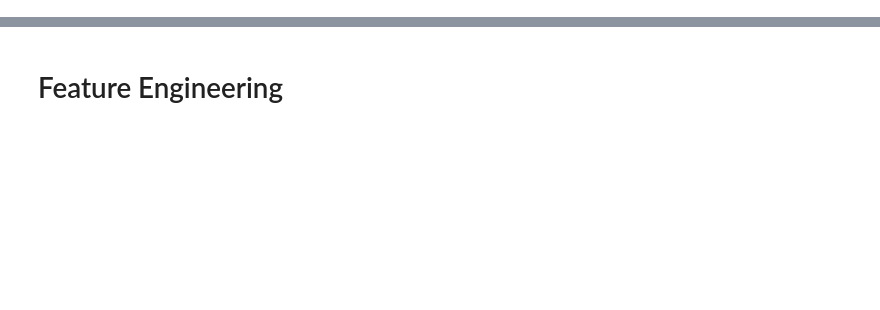
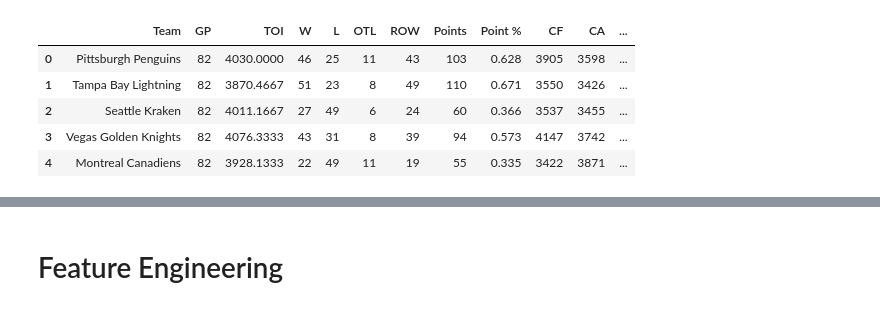
Before and after one commit to Nick3429/2025-NHL-Standings-Projections, a Jupyter notebook: DataScraper.ipynb, the cells around one changed output, grey strips where cells are left out. Saved outputs shown, nothing was run; the diff lists cells and outputs as text; code cells hidden in the pictures; blank space fills up the shorter version.

```diff
--- a/DataScraper.ipynb
+++ b/DataScraper.ipynb
@@ -88,0 +93,11 @@ get_and_format_nst_team_stats('20162017','5v5', 'n')
+# %%
+NHL_PK_2122['W'] = NHL_PK_2122['W'].mask(NHL_PK_2122['Team'] == 'Tampa Bay Lightning', 51)
+NHL_PK_2122['L'] = NHL_PK_2122['L'].mask(NHL_PK_2122['Team'] == 'Tampa Bay Lightning', 23)
+NHL_PK_2122['Points'] = NHL_PK_2122['Points'].mask(NHL_PK_2122['Team'] == 'Tampa Bay Lightning', 110)
+NHL_PK_2122['GP'] = NHL_PK_2122['GP'].mask(NHL_PK_2122['Team'] == 'Tampa Bay Lightning', 82)
+NHL_PK_2122['Point %'] = NHL_PK_2122['Point %'].mask(NHL_PK_2122['Team'] == 'Tampa Bay Lightning', 0.671)
+NHL_PK_2122['ROW'] = NHL_PK_2122['ROW'].mask(NHL_PK_2122['Team'] == 'Tampa Bay Lightning', 49)
+# %%
+NHL_PK_2122['L'] = NHL_PK_2122['L'].mask(NHL_PK_2122['Team'] == 'Toronto Maple Leafs', 21)
+NHL_PK_2122['GP'] = NHL_PK_2122['GP'].mask(NHL_PK_2122['Team'] == 'Toronto Maple Leafs', 82)
+NHL_PK_2122['Point %'] = NHL_PK_2122['Point %'].mask(NHL_PK_2122['Team'] == 'Toronto Maple Leafs', 0.701)
@@ -91,5 +117,16 @@ Now that we have our function to scrape season game data from NST, lets create a
 # %%
 def merge_team_stats(primary_df, pp_df, pk_df):
-    primary_df=primary_df.merge(pk_df[['Team_Key','TOI','xGA','xGF']], on='Team_Key', how='left', suffixes = ('', '_pk'))
-    primary_df=primary_df.merge(pk_df[['Team_Key','TOI','xGA','xGF']], on='Team_Key', how='left', suffixes = ('', '_pp'))
+    primary_df=primary_df.merge(pk_df, on='Team', how='left', suffixes = ('', '_pk'))
+    primary_df=primary_df.merge(pp_df, on='Team', how='left', suffixes = ('', '_pp'))
     return primary_df
+# %%
+Final2122_df=merge_team_stats(NHL_5v5_2122,NHL_PP_2122,NHL_PK_2122)
+# %%
+Final2122_df.head()
+# %% [output]
+|  | Team | GP | TOI | W | L | OTL | ROW | Points | Point % | CF | CA | ... |
+| 0 | Pittsburgh Penguins | 82 | 4030.0000 | 46 | 25 | 11 | 43 | 103 | 0.628 | 3905 | 3598 | ... |
+| 1 | Tampa Bay Lightning | 82 | 3870.4667 | 51 | 23 | 8 | 49 | 110 | 0.671 | 3550 | 3426 | ... |
+| 2 | Seattle Kraken | 82 | 4011.1667 | 27 | 49 | 6 | 24 | 60 | 0.366 | 3537 | 3455 | ... |
+| 3 | Vegas Golden Knights | 82 | 4076.3333 | 43 | 31 | 8 | 39 | 94 | 0.573 | 4147 | 3742 | ... |
+| 4 | Montreal Canadiens | 82 | 3928.1333 | 22 | 49 | 11 | 19 | 55 | 0.335 | 3422 | 3871 | ... |
```
Also changed, not shown: parts of 25 cells of this notebook, 9 other files.
